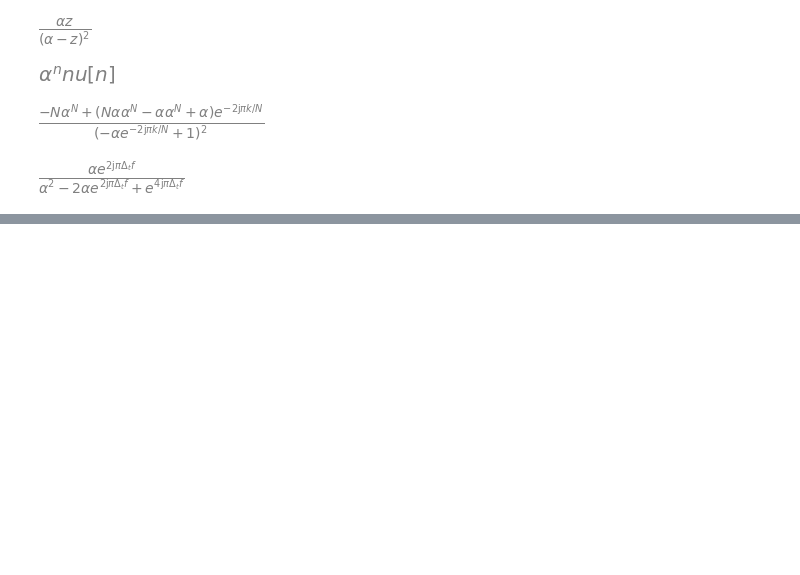
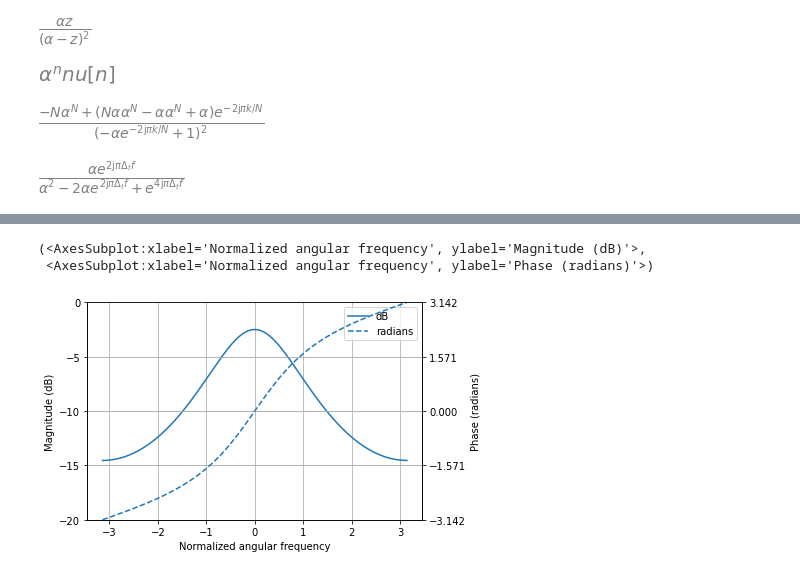
Before and after one commit to SM2A/Signals_and_Systems_Course_Projects, a Jupyter notebook: CA3/Source/4 - Discrete Time Signals.ipynb, the cells around one changed output, grey strips where cells are left out. Drawn from its saved outputs; the diff is of its cells as text; code cells hidden in the pictures; blank space fills up the shorter version.

```diff
--- a/CA3/Source/4 - Discrete Time Signals.ipynb
+++ b/CA3/Source/4 - Discrete Time Signals.ipynb
@@ -91,0 +102,7 @@ x_dtft.expr
+# %%
+x_dftt_o = x_dftt_o.subs({'alpha':3})
+x_dftt_o.plot()
+# %% [output]
+(<AxesSubplot:xlabel='Normalized angular frequency', ylabel='Magnitude (dB)'>,
+ <AxesSubplot:xlabel='Normalized angular frequency', ylabel='Phase (radians)'>)
+[figure, added]
```
Also changed, not shown: parts of 2 cells of this notebook.
